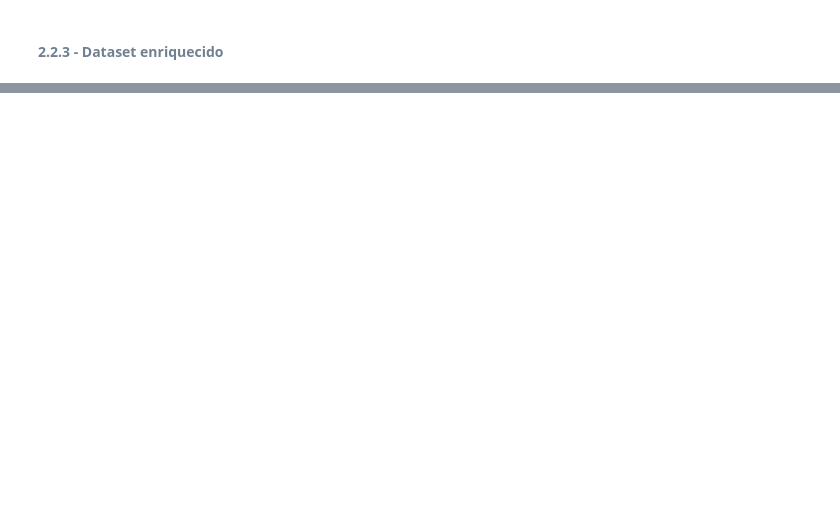
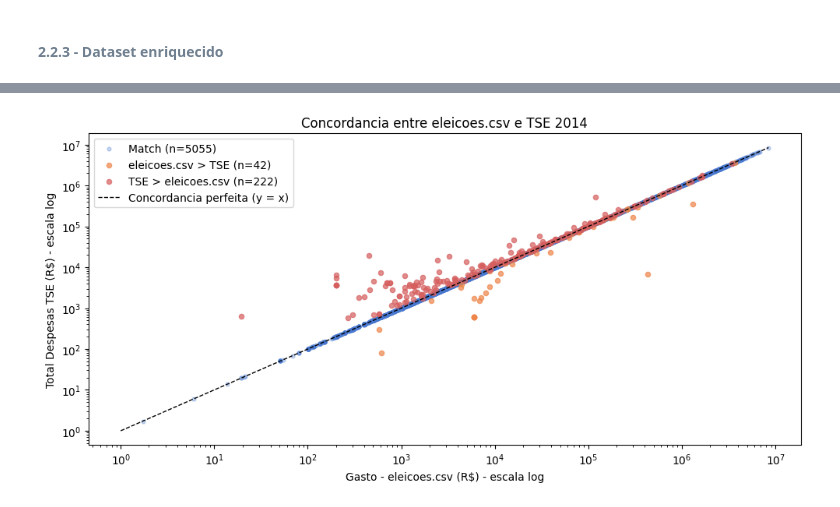
Before and after one commit to heitorctmba/MBA-04-estatistica-projeto_final, a Jupyter notebook: elections.ipynb, the cells around one changed output, grey strips where cells are left out. Drawn from its saved outputs; the diff is of its cells as text; code cells hidden in the pictures; blank space fills up the shorter version.

Commit message:
valida os dados do TSE compativeis com o dataset do professor

```diff
--- a/elections.ipynb
+++ b/elections.ipynb
@@ -226,0 +367,50 @@ Tabela 2.2 - Dataset enriquecido (6353 candidatos)
+# %%
+mask_match_plot = comparacao["Diferenca"] < 1
+mask_div_el = (comparacao["Diferenca"] >= 1) & (
+    comparacao["Gasto"] > comparacao["Total_Despesas_TSE"]
+)
+mask_div_ts = (comparacao["Diferenca"] >= 1) & (
+    comparacao["Total_Despesas_TSE"] > comparacao["Gasto"]
+)
+
+fig, ax = plt.subplots(figsize=FIGSIZE)
+
+ax.scatter(
+    comparacao.loc[mask_match_plot, "Gasto"] + 1,
+    comparacao.loc[mask_match_plot, "Total_Despesas_TSE"] + 1,
+    color=CORES[0],
+    alpha=0.3,
+    s=12,
+    label=f"Match (n={mask_match_plot.sum()})",
+)
+ax.scatter(
+    comparacao.loc[mask_div_el, "Gasto"] + 1,
+    comparacao.loc[mask_div_el, "Total_Despesas_TSE"] + 1,
+    color=CORES[1],
+    alpha=0.7,
+    s=20,
+    label=f"eleicoes.csv > TSE (n={mask_div_el.sum()})",
+)
+ax.scatter(
+    comparacao.loc[mask_div_ts, "Gasto"] + 1,
+    comparacao.loc[mask_div_ts, "Total_Despesas_TSE"] + 1,
+    color=CORES[3],
+    alpha=0.7,
+    s=20,
+    label=f"TSE > eleicoes.csv (n={mask_div_ts.sum()})",
+)
+
+lim = max(comparacao["Gasto"].max(), comparacao["Total_Despesas_TSE"].max()) + 1
+ax.plot([1, lim], [1, lim], "k--", linewidth=1, label="Concordancia perfeita (y = x)")
+
+ax.set_xscale("log")
+ax.set_yscale("log")
+ax.set_xlabel("Gasto - eleicoes.csv (R$) - escala log")
+ax.set_ylabel("Total Despesas TSE (R$) - escala log")
+ax.set_title("Concordancia entre eleicoes.csv e TSE 2014")
+ax.legend()
+plt.tight_layout()
+plt.savefig("assets/validacao_gasto_tse.png")
+plt.show()
+# %% [output]
+[figure, added]
```
Also changed, not shown: parts of 17 cells of this notebook, 1 other file.
